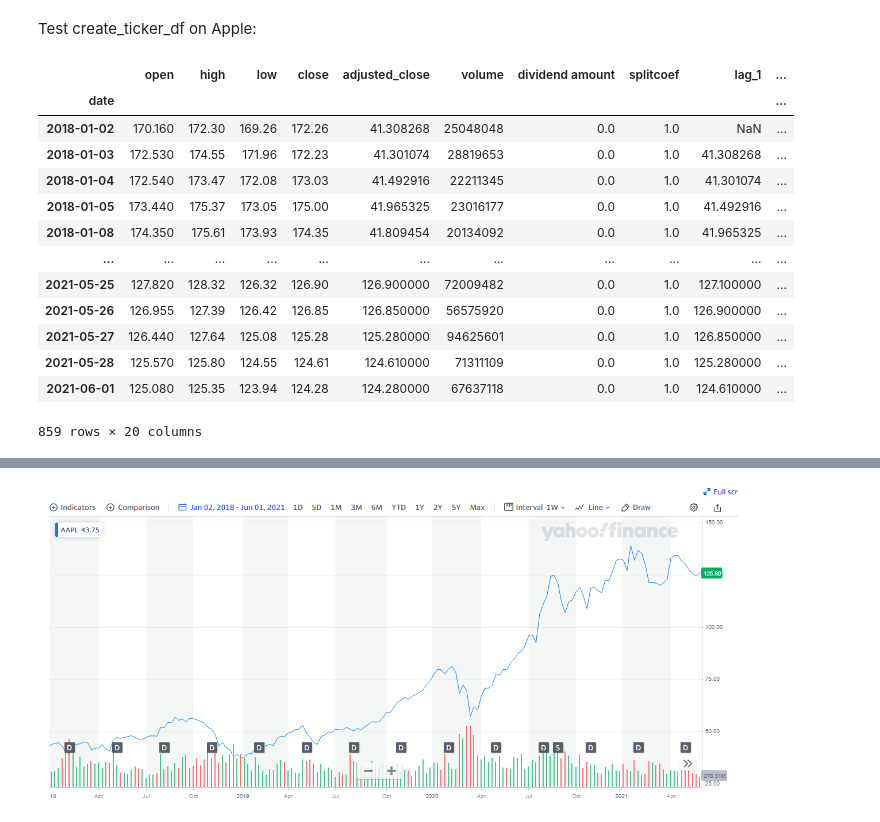
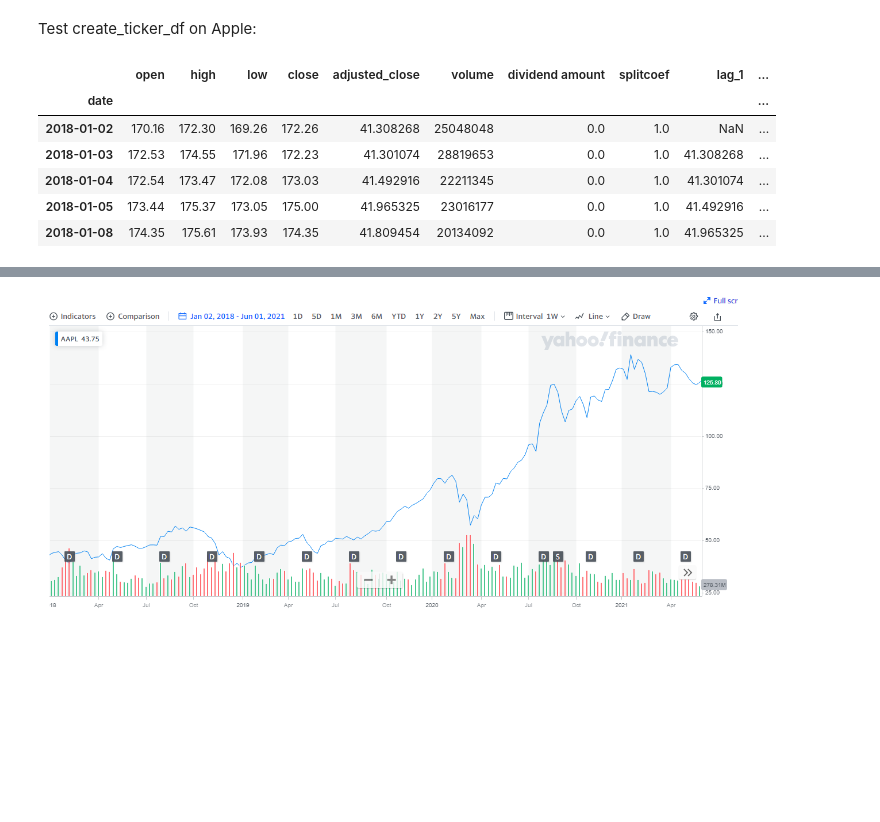
Before and after one commit to jackolson415/Predicting_Stock_Prices_Google_Trends, a Jupyter notebook: API_setup.ipynb, the cells around one changed output, grey strips where cells are left out. Drawn from its saved outputs; the diff is of its cells as text; code cells hidden in the pictures; blank space fills up the shorter version.

```diff
--- a/API_setup.ipynb
+++ b/API_setup.ipynb
@@ -227,20 +176,12 @@ def create_ticker_df (ticker):
 Test create_ticker_df on Apple:
 # %%
 aapl = create_ticker_df('aapl')
+aapl.head()
+# %% [output]
+|  | open | high | low | close | adjusted_close | volume | dividend amount | splitcoef | lag_1 | ... |
+| date |  |  |  |  |  |  |  |  |  | ... |
+| 2018-01-02 | 170.16 | 172.30 | 169.26 | 172.26 | 41.308268 | 25048048 | 0.0 | 1.0 | NaN | ... |
+| 2018-01-03 | 172.53 | 174.55 | 171.96 | 172.23 | 41.301074 | 28819653 | 0.0 | 1.0 | 41.308268 | ... |
+| 2018-01-04 | 172.54 | 173.47 | 172.08 | 173.03 | 41.492916 | 22211345 | 0.0 | 1.0 | 41.301074 | ... |
+| 2018-01-05 | 173.44 | 175.37 | 173.05 | 175.00 | 41.965325 | 23016177 | 0.0 | 1.0 | 41.492916 | ... |
+| 2018-01-08 | 174.35 | 175.61 | 173.93 | 174.35 | 41.809454 | 20134092 | 0.0 | 1.0 | 41.965325 | ... |
-# %%
-aapl
-# %% [output]
-|  | open | high | low | close | adjusted_close | volume | dividend amount | splitcoef | lag_1 | ... |
-| date |  |  |  |  |  |  |  |  |  | ... |
-| 2018-01-02 | 170.160 | 172.30 | 169.26 | 172.26 | 41.308268 | 25048048 | 0.0 | 1.0 | NaN | ... |
-| 2018-01-03 | 172.530 | 174.55 | 171.96 | 172.23 | 41.301074 | 28819653 | 0.0 | 1.0 | 41.308268 | ... |
-| 2018-01-04 | 172.540 | 173.47 | 172.08 | 173.03 | 41.492916 | 22211345 | 0.0 | 1.0 | 41.301074 | ... |
-| 2018-01-05 | 173.440 | 175.37 | 173.05 | 175.00 | 41.965325 | 23016177 | 0.0 | 1.0 | 41.492916 | ... |
-| 2018-01-08 | 174.350 | 175.61 | 173.93 | 174.35 | 41.809454 | 20134092 | 0.0 | 1.0 | 41.965325 | ... |
-| ... | ... | ... | ... | ... | ... | ... | ... | ... | ... | ... |
-| 2021-05-25 | 127.820 | 128.32 | 126.32 | 126.90 | 126.900000 | 72009482 | 0.0 | 1.0 | 127.100000 | ... |
-| 2021-05-26 | 126.955 | 127.39 | 126.42 | 126.85 | 126.850000 | 56575920 | 0.0 | 1.0 | 126.900000 | ... |
-| 2021-05-27 | 126.440 | 127.64 | 125.08 | 125.28 | 125.280000 | 94625601 | 0.0 | 1.0 | 126.850000 | ... |
-| 2021-05-28 | 125.570 | 125.80 | 124.55 | 124.61 | 124.610000 | 71311109 | 0.0 | 1.0 | 125.280000 | ... |
-| 2021-06-01 | 125.080 | 125.35 | 123.94 | 124.28 | 124.280000 | 67637118 | 0.0 | 1.0 | 124.610000 | ... |
-859 rows × 20 columns
```
Also changed, not shown: parts of 46 cells of this notebook, 5 other files.
